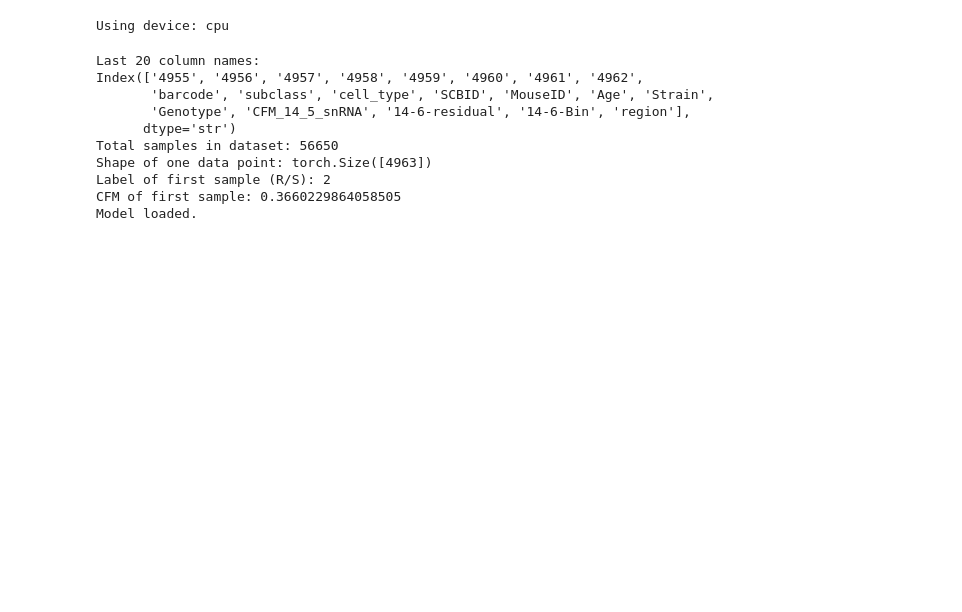
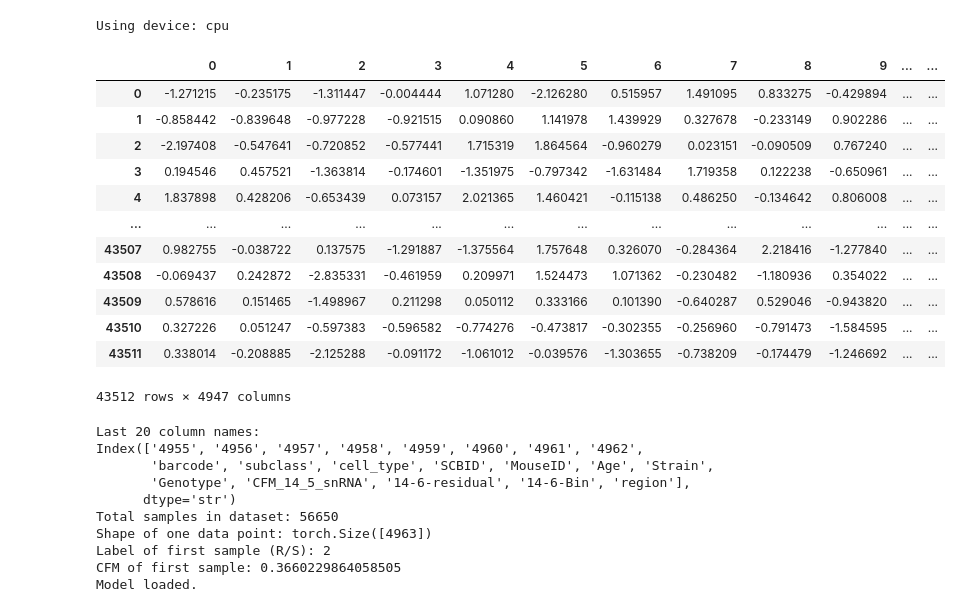
Before and after one commit to draeloslab/mm-vae, a Jupyter notebook: myopic_trajectories.ipynb, the cells around one changed output. Saved outputs shown, nothing was run; the diff lists cells and outputs as text; code cells hidden in the pictures; blank space fills up the shorter version.

```diff
--- a/myopic_trajectories.ipynb
+++ b/myopic_trajectories.ipynb
@@ -78,6 +78,24 @@ class Config:
 Using device: cpu
 # %%
 df_gene = pd.read_csv(Config.GENE_CSV_PATH, index_col=0)
+# %%
+df_6mon = pd.read_csv('all_cells_adbxd_6mon_80perc.csv', index_col=0)
+# %%
+df_6mon
+# %% [output]
+|  | 0 | 1 | 2 | 3 | 4 | 5 | 6 | 7 | 8 | 9 | ... | ... |
+| 0 | -1.271215 | -0.235175 | -1.311447 | -0.004444 | 1.071280 | -2.126280 | 0.515957 | 1.491095 | 0.833275 | -0.429894 | ... | ... |
+| 1 | -0.858442 | -0.839648 | -0.977228 | -0.921515 | 0.090860 | 1.141978 | 1.439929 | 0.327678 | -0.233149 | 0.902286 | ... | ... |
+| 2 | -2.197408 | -0.547641 | -0.720852 | -0.577441 | 1.715319 | 1.864564 | -0.960279 | 0.023151 | -0.090509 | 0.767240 | ... | ... |
+| 3 | 0.194546 | 0.457521 | -1.363814 | -0.174601 | -1.351975 | -0.797342 | -1.631484 | 1.719358 | 0.122238 | -0.650961 | ... | ... |
+| 4 | 1.837898 | 0.428206 | -0.653439 | 0.073157 | 2.021365 | 1.460421 | -0.115138 | 0.486250 | -0.134642 | 0.806008 | ... | ... |
+| ... | ... | ... | ... | ... | ... | ... | ... | ... | ... | ... | ... | ... |
+| 43507 | 0.982755 | -0.038722 | 0.137575 | -1.291887 | -1.375564 | 1.757648 | 0.326070 | -0.284364 | 2.218416 | -1.277840 | ... | ... |
+| 43508 | -0.069437 | 0.242872 | -2.835331 | -0.461959 | 0.209971 | 1.524473 | 1.071362 | -0.230482 | -1.180936 | 0.354022 | ... | ... |
+| 43509 | 0.578616 | 0.151465 | -1.498967 | 0.211298 | 0.050112 | 0.333166 | 0.101390 | -0.640287 | 0.529046 | -0.943820 | ... | ... |
+| 43510 | 0.327226 | 0.051247 | -0.597383 | -0.596582 | -0.774276 | -0.473817 | -0.302355 | -0.256960 | -0.791473 | -1.584595 | ... | ... |
+| 43511 | 0.338014 | -0.208885 | -2.125288 | -0.091172 | -1.061012 | -0.039576 | -1.303655 | -0.738209 | -0.174479 | -1.246692 | ... | ... |
+43512 rows × 4947 columns
 # %%
 # ~~~~ Data Loading ~~~~
 class MouseGeneDataset(Dataset):
```
Also changed, not shown: parts of 15 cells of this notebook.
